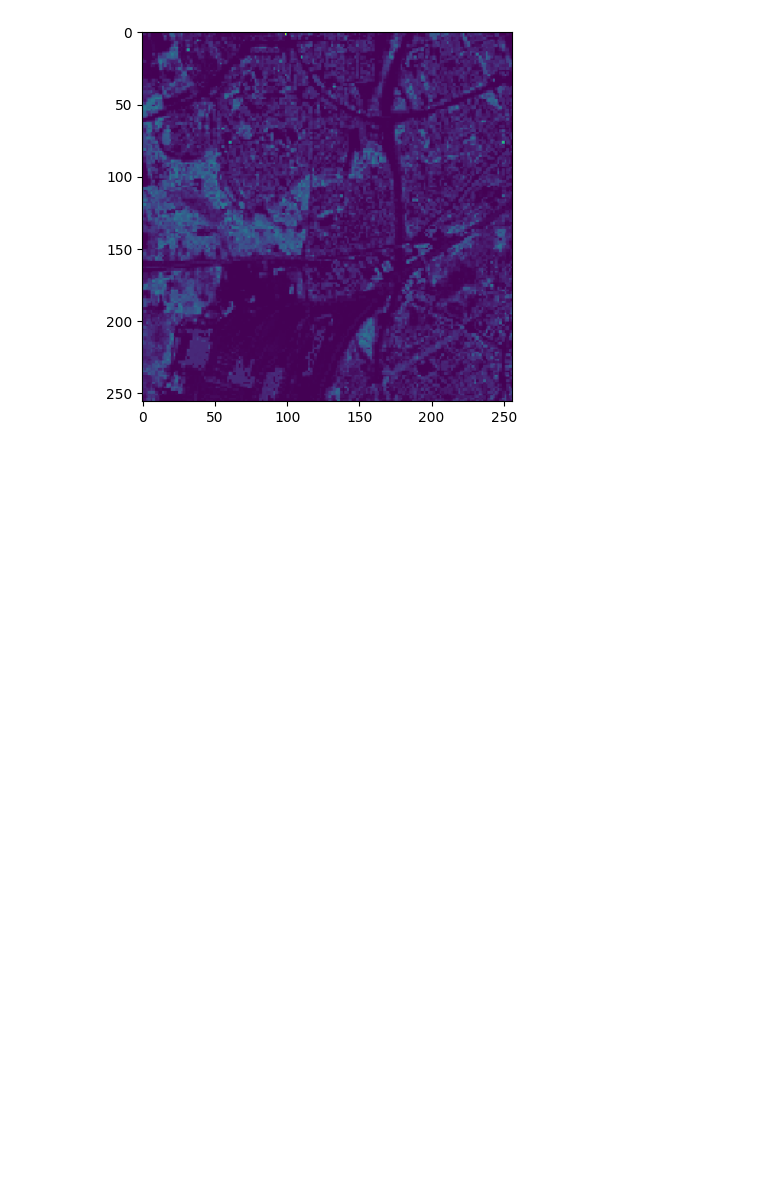
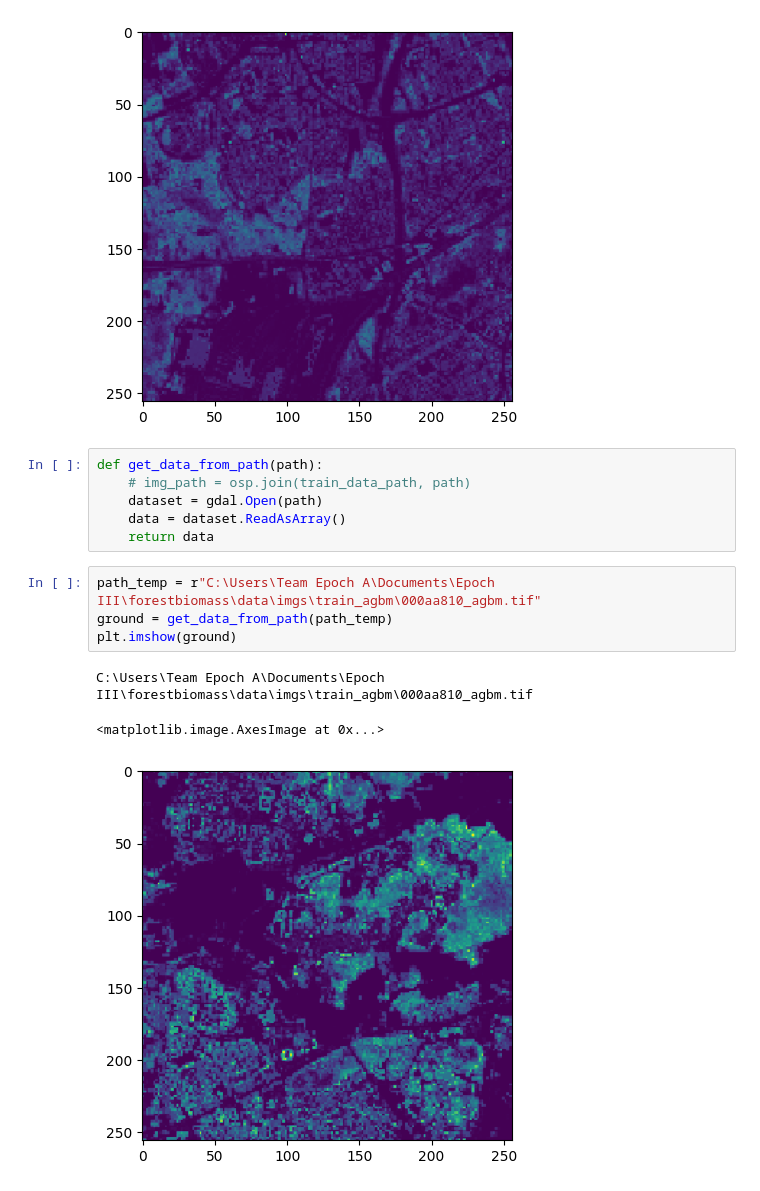
Before and after one commit to TeamEpochGithub/forestbiomass, a Jupyter notebook: analysis/exploratory_data_analysis/one_patch.ipynb, the cells around one changed output. Saved outputs shown, nothing was run; the diff lists cells and outputs as text; blank space fills up the shorter version.

```diff
--- a/analysis/exploratory_data_analysis/one_patch.ipynb
+++ b/analysis/exploratory_data_analysis/one_patch.ipynb
@@ -118,3 +118,17 @@ imshow(np.asarray(im))
 # %% [output]
 <matplotlib.image.AxesImage at 0x...>
 [figure]
+# %%
+def get_data_from_path(path):
+    # img_path = osp.join(train_data_path, path)
+    dataset = gdal.Open(path)
+    data = dataset.ReadAsArray()
+    return data
+# %%
+path_temp = r"C:\Users\Team Epoch A\Documents\Epoch III\forestbiomass\data\imgs\train_agbm\000aa810_agbm.tif"
+ground = get_data_from_path(path_temp)
+plt.imshow(ground)
+# %% [output]
+C:\Users\Team Epoch A\Documents\Epoch III\forestbiomass\data\imgs\train_agbm\000aa810_agbm.tif
+<matplotlib.image.AxesImage at 0x...>
+[figure, added]
```
Also changed, not shown: parts of 5 cells of this notebook, 2 other files.
